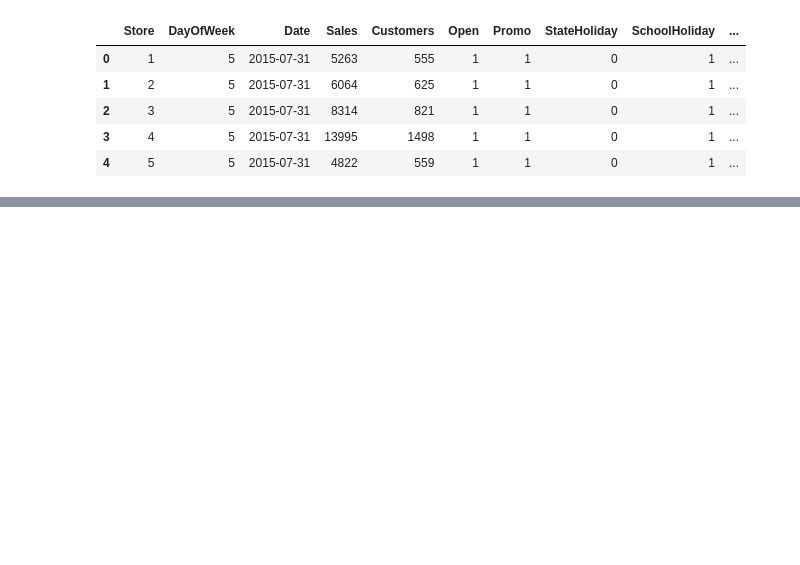
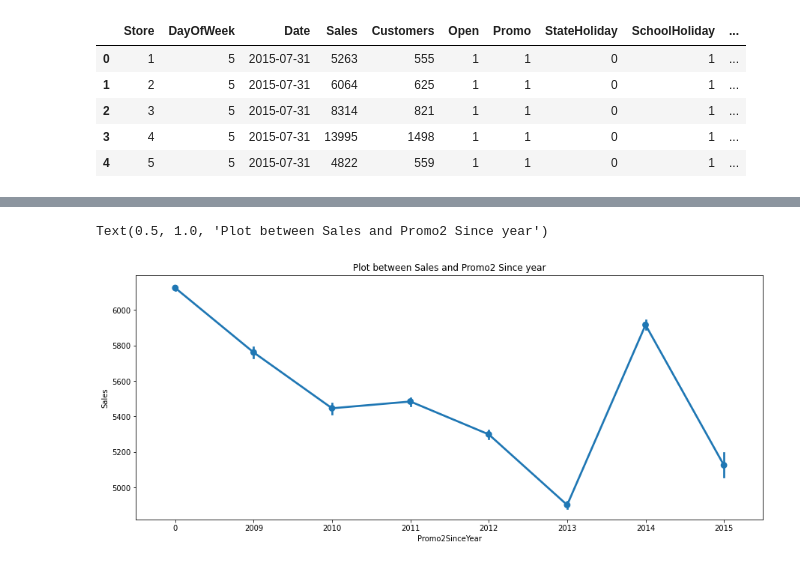
Before and after one commit to SaamarthMeston/Capstone-Project-2---Rossmann-s-sales-prediction, a Jupyter notebook: Rossmann_Sales_Prediction_Capstone_Project.ipynb, the cells around one changed output, grey strips where cells are left out. Drawn from its saved outputs; the diff is of its cells as text; code cells hidden in the pictures; blank space fills up the shorter version.

```diff
--- a/Rossmann_Sales_Prediction_Capstone_Project.ipynb
+++ b/Rossmann_Sales_Prediction_Capstone_Project.ipynb
@@ -428,0 +488,7 @@ Combined_Df.head()
+# %%
+plt.figure(figsize=(15,6))
+sns.pointplot(x= 'Promo2SinceYear', y= 'Sales', data=Combined_Df)
+plt.title('Plot between Sales and Promo2 Since year')
+# %% [output]
+Text(0.5, 1.0, 'Plot between Sales and Promo2 Since year')
+[figure, added]
```
Also changed, not shown: parts of 21 cells of this notebook.
